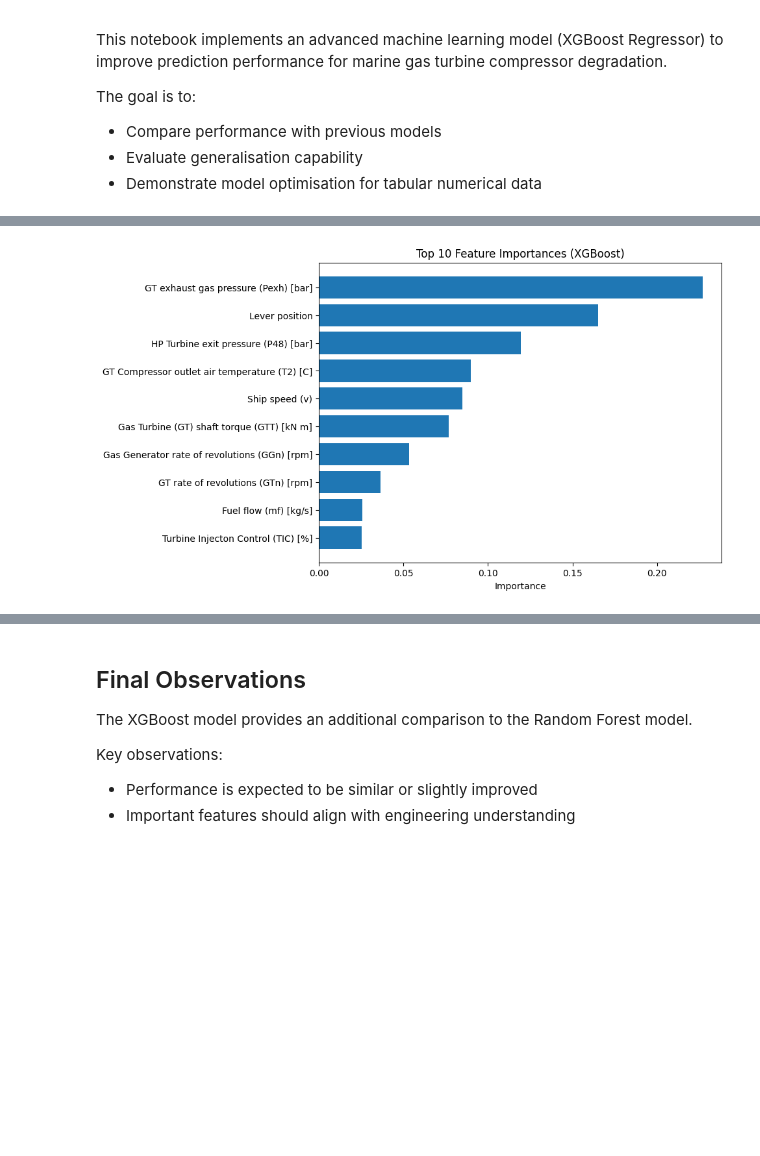
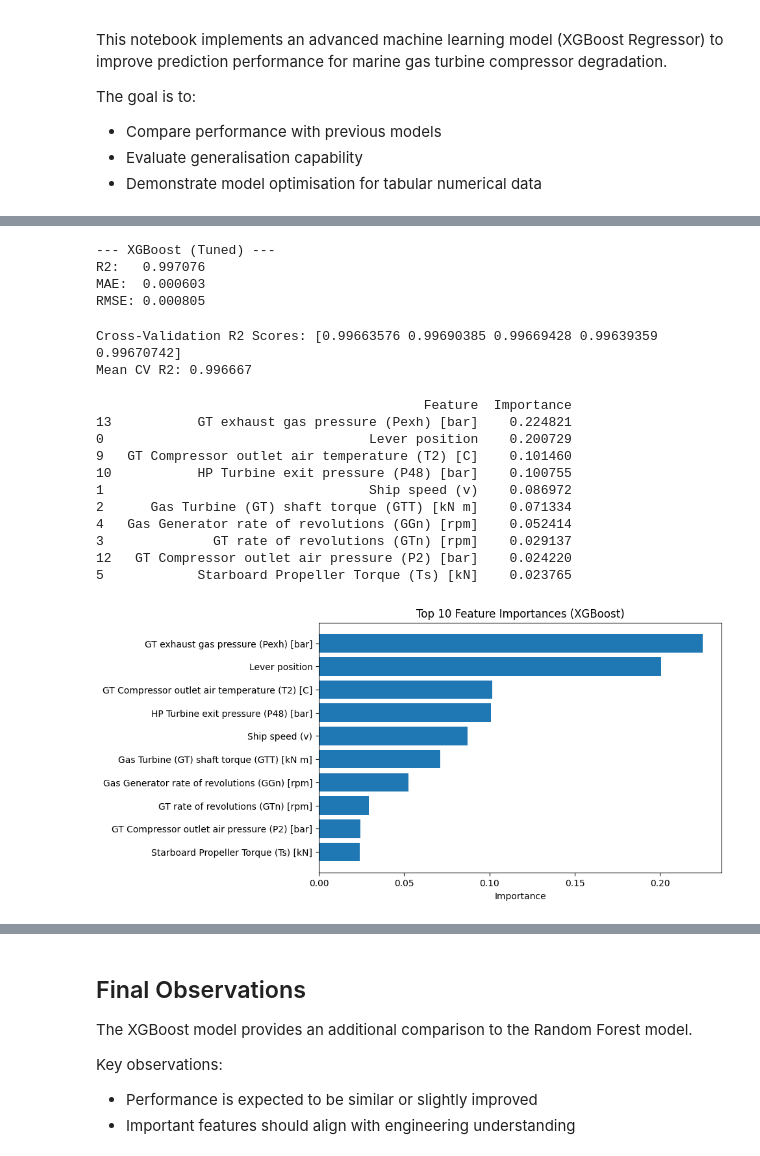
Before and after one commit to meiladrahmani556/marine-cbm-ml-dissertation, a Jupyter notebook: JupyterNotebook/08_XGBoost_Model.ipynb, the cells around one changed output, grey strips where cells are left out. Cells and saved outputs as stored; diff of their text form; code cells hidden in the pictures; blank space fills up the shorter version.

```diff
--- a/JupyterNotebook/08_XGBoost_Model.ipynb
+++ b/JupyterNotebook/08_XGBoost_Model.ipynb
@@ -118,18 +175,66 @@ XGBoost is expected to perform well due to:
+# %%
+xgb_tuned = grid_search.best_estimator_
+
+y_pred_tuned = xgb_tuned.predict(X_test)
+
+r2_xgb_tuned   = r2_score(y_test, y_pred_tuned)
+mae_xgb_tuned  = mean_absolute_error(y_test, y_pred_tuned)
+rmse_xgb_tuned = np.sqrt(mean_squared_error(y_test, y_pred_tuned))
+
+print('--- XGBoost (Tuned) ---')
+print('R2:  ', round(r2_xgb_tuned,   6))
+print('MAE: ', round(mae_xgb_tuned,  6))
+print('RMSE:', round(rmse_xgb_tuned, 6))
+# %% [output]
+--- XGBoost (Tuned) ---
+R2:   0.997076
+MAE:  0.000603
+RMSE: 0.000805
+# %%
+cv_scores = cross_val_score(
+    xgb_tuned,
+    X_train,
+    y_train,
+    cv=5,
+    scoring='r2',
+    n_jobs=-1
+)
+
+print('Cross-Validation R2 Scores:', cv_scores)
+print('Mean CV R2:', round(np.mean(cv_scores), 6))
+# %% [output]
+Cross-Validation R2 Scores: [0.99663576 0.99690385 0.99669428 0.99639359 0.99670742]
+Mean CV R2: 0.996667
 # %%
-importances = xgb_model.feature_importances_
-
+importances   = xgb_tuned.feature_importances_
 feature_names = X.columns
 
 importance_df = pd.DataFrame({
-    "Feature": feature_names,
-    "Importance": importances
-}).sort_values(by="Importance", ascending=False)
+    'Feature':    feature_names,
+    'Importance': importances
+}).sort_values(by='Importance', ascending=False)
 
-plt.figure(figsize=(8,6))
-plt.barh(importance_df["Feature"][:10], importance_df["Importance"][:10])
+print(importance_df.head(10))
+
+plt.figure(figsize=(8, 5))
+plt.barh(
+    importance_df['Feature'][:10],
+    importance_df['Importance'][:10]
+)
 plt.gca().invert_yaxis()
-plt.title("Top 10 Feature Importances (XGBoost)")
-plt.xlabel("Importance")
+plt.title('Top 10 Feature Importances (XGBoost)')
+plt.xlabel('Importance')
 plt.show()
 # %% [output]
+                                          Feature  Importance
+13           GT exhaust gas pressure (Pexh) [bar]    0.224821
+0                                  Lever position    0.200729
+9   GT Compressor outlet air temperature (T2) [C]    0.101460
+10           HP Turbine exit pressure (P48) [bar]    0.100755
+1                                  Ship speed (v)    0.086972
+2      Gas Turbine (GT) shaft torque (GTT) [kN m]    0.071334
+4   Gas Generator rate of revolutions (GGn) [rpm]    0.052414
+3              GT rate of revolutions (GTn) [rpm]    0.029137
+12   GT Compressor outlet air pressure (P2) [bar]    0.024220
+5            Starboard Propeller Torque (Ts) [kN]    0.023765
-[figure, old version]
+[figure, new version]
```
Also changed, not shown: parts of 20 cells of this notebook.
